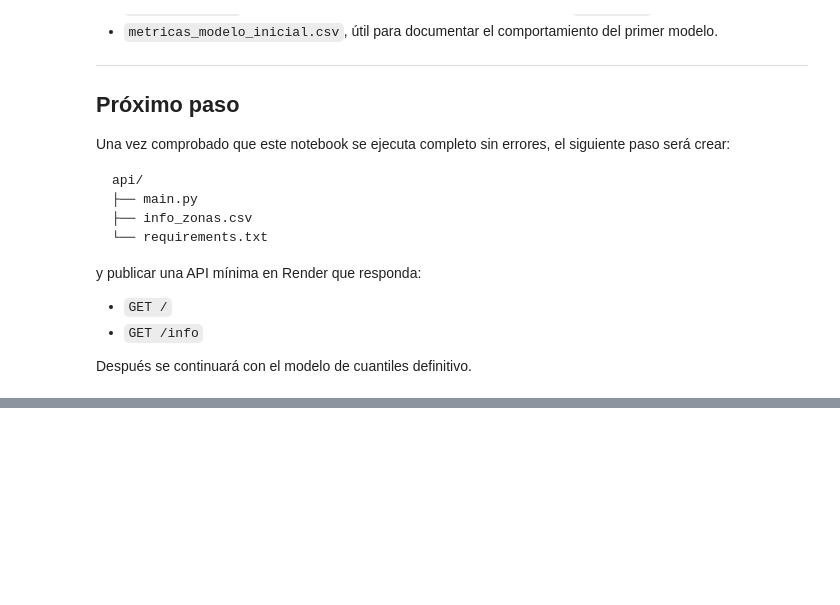
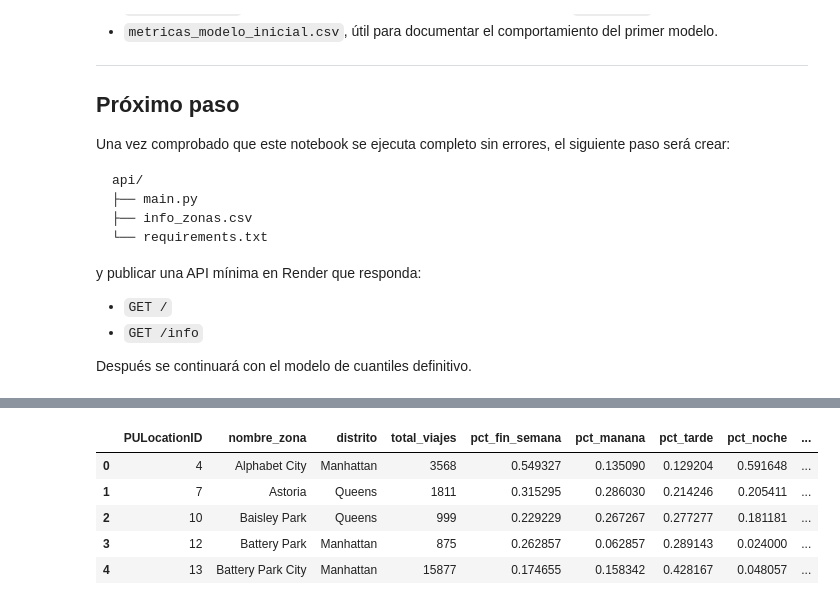
Before and after one commit to IsaiZepeda04/taxis-nyc, a Jupyter notebook: preparacion.ipynb, the cells around one changed output, grey strips where cells are left out. Drawn from its saved outputs; the diff is of its cells as text; code cells hidden in the pictures; blank space fills up the shorter version.

```diff
--- a/preparacion.ipynb
+++ b/preparacion.ipynb
@@ -1051,0 +1369,85 @@ Después se continuará con el modelo de cuantiles definitivo.
+# %%
+# ============================================================
+# 30. PERFIL GENERAL DE ACTIVIDAD POR ZONA
+# ============================================================
+
+# Estas variables se calculan con todos los viajes válidos
+# de la zona, antes de filtrar distancia o tarifa.
+perfil_actividad = (
+    viajes_segmentacion
+    .groupby(
+        [
+            "PULocationID",
+            "nombre_zona",
+            "distrito",
+        ]
+    )
+    .agg(
+        total_viajes=("PULocationID", "size"),
+        pct_fin_semana=("es_fin_semana", "mean"),
+        pct_manana=("es_manana", "mean"),
+        pct_tarde=("es_tarde", "mean"),
+        pct_noche=("es_noche", "mean"),
+        propina_mediana=("tip_amount", "median"),
+    )
+    .reset_index()
+)
+
+# Distancia mediana: se descartan distancias <= 0.
+distancia_mediana = (
+    viajes_segmentacion[
+        viajes_segmentacion["trip_distance"] > 0
+    ]
+    .groupby("PULocationID", as_index=False)["trip_distance"]
+    .median()
+    .rename(
+        columns={"trip_distance": "distancia_mediana"}
+    )
+)
+
+# Tarifa mediana: se descartan tarifas <= 0.
+tarifa_mediana = (
+    viajes_segmentacion[
+        viajes_segmentacion["fare_amount"] > 0
+    ]
+    .groupby("PULocationID", as_index=False)["fare_amount"]
+    .median()
+    .rename(
+        columns={"fare_amount": "tarifa_mediana"}
+    )
+)
+
+# Unimos las estadísticas en una sola tabla por zona.
+perfil_zonas = (
+    perfil_actividad
+    .merge(
+        distancia_mediana,
+        on="PULocationID",
+        how="left"
+    )
+    .merge(
+        tarifa_mediana,
+        on="PULocationID",
+        how="left"
+    )
+)
+
+# Promedio de viajes diarios durante los 31 días de enero.
+perfil_zonas["viajes_dia"] = (
+    perfil_zonas["total_viajes"] / 31
+)
+
+# Escala logarítmica para reducir la diferencia entre
+# zonas de baja y muy alta demanda.
+perfil_zonas["log_viajes_dia"] = np.log1p(
+    perfil_zonas["viajes_dia"]
+)
+
+display(perfil_zonas.head())
+# %% [output]
+|  | PULocationID | nombre_zona | distrito | total_viajes | pct_fin_semana | pct_manana | pct_tarde | pct_noche | ... |
+| 0 | 4 | Alphabet City | Manhattan | 3568 | 0.549327 | 0.135090 | 0.129204 | 0.591648 | ... |
+| 1 | 7 | Astoria | Queens | 1811 | 0.315295 | 0.286030 | 0.214246 | 0.205411 | ... |
+| 2 | 10 | Baisley Park | Queens | 999 | 0.229229 | 0.267267 | 0.277277 | 0.181181 | ... |
+| 3 | 12 | Battery Park | Manhattan | 875 | 0.262857 | 0.062857 | 0.289143 | 0.024000 | ... |
+| 4 | 13 | Battery Park City | Manhattan | 15877 | 0.174655 | 0.158342 | 0.428167 | 0.048057 | ... |
```
Also changed, not shown: parts of 46 cells of this notebook, 9 other files.
